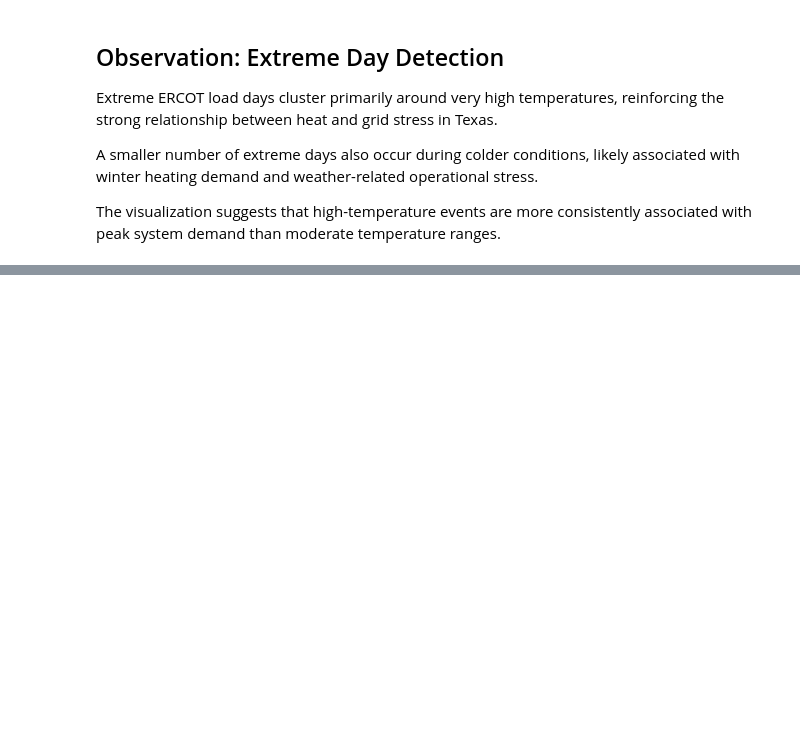
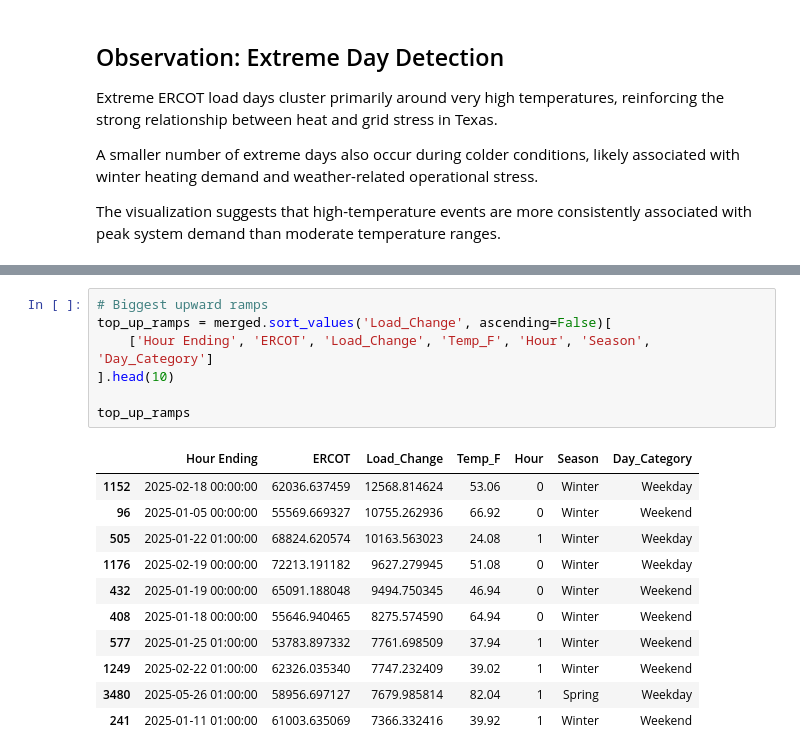
Before and after one commit to lessleyH/energy-reliability-systems-, a Jupyter notebook: ERCOT_2025_exploration.ipynb, the cells around one changed output, grey strips where cells are left out. Drawn from its saved outputs; the diff is of its cells as text; blank space fills up the shorter version.

```diff
--- a/ERCOT_2025_exploration.ipynb
+++ b/ERCOT_2025_exploration.ipynb
@@ -746,0 +768,19 @@ The visualization suggests that high-temperature events are more consistently as
+# %%
+# Biggest upward ramps
+top_up_ramps = merged.sort_values('Load_Change', ascending=False)[
+    ['Hour Ending', 'ERCOT', 'Load_Change', 'Temp_F', 'Hour', 'Season', 'Day_Category']
+].head(10)
+
+top_up_ramps
+# %% [output]
+|  | Hour Ending | ERCOT | Load_Change | Temp_F | Hour | Season | Day_Category |
+| 1152 | 2025-02-18 00:00:00 | 62036.637459 | 12568.814624 | 53.06 | 0 | Winter | Weekday |
+| 96 | 2025-01-05 00:00:00 | 55569.669327 | 10755.262936 | 66.92 | 0 | Winter | Weekend |
+| 505 | 2025-01-22 01:00:00 | 68824.620574 | 10163.563023 | 24.08 | 1 | Winter | Weekday |
+| 1176 | 2025-02-19 00:00:00 | 72213.191182 | 9627.279945 | 51.08 | 0 | Winter | Weekday |
+| 432 | 2025-01-19 00:00:00 | 65091.188048 | 9494.750345 | 46.94 | 0 | Winter | Weekend |
+| 408 | 2025-01-18 00:00:00 | 55646.940465 | 8275.574590 | 64.94 | 0 | Winter | Weekend |
+| 577 | 2025-01-25 01:00:00 | 53783.897332 | 7761.698509 | 37.94 | 1 | Winter | Weekend |
+| 1249 | 2025-02-22 01:00:00 | 62326.035340 | 7747.232409 | 39.02 | 1 | Winter | Weekend |
+| 3480 | 2025-05-26 01:00:00 | 58956.697127 | 7679.985814 | 82.04 | 1 | Spring | Weekday |
+| 241 | 2025-01-11 01:00:00 | 61003.635069 | 7366.332416 | 39.92 | 1 | Winter | Weekend |
```
Also changed, not shown: parts of 8 cells of this notebook.
